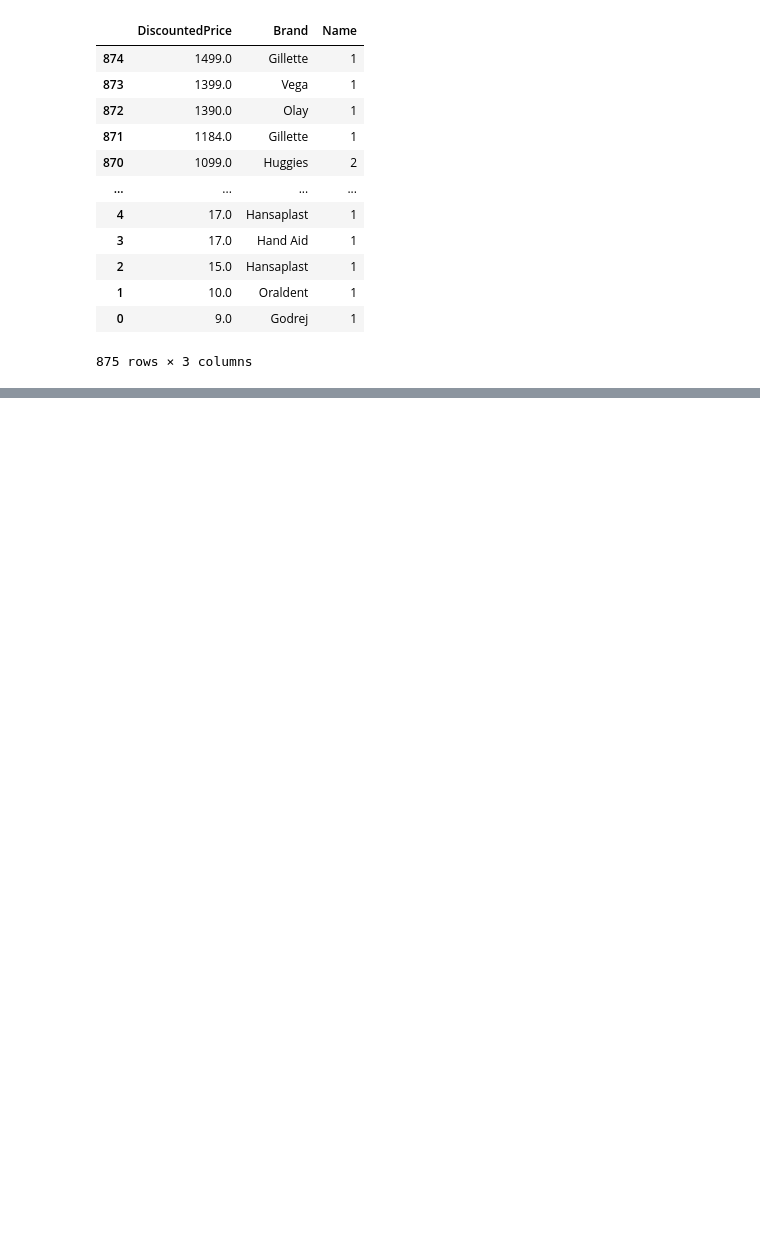
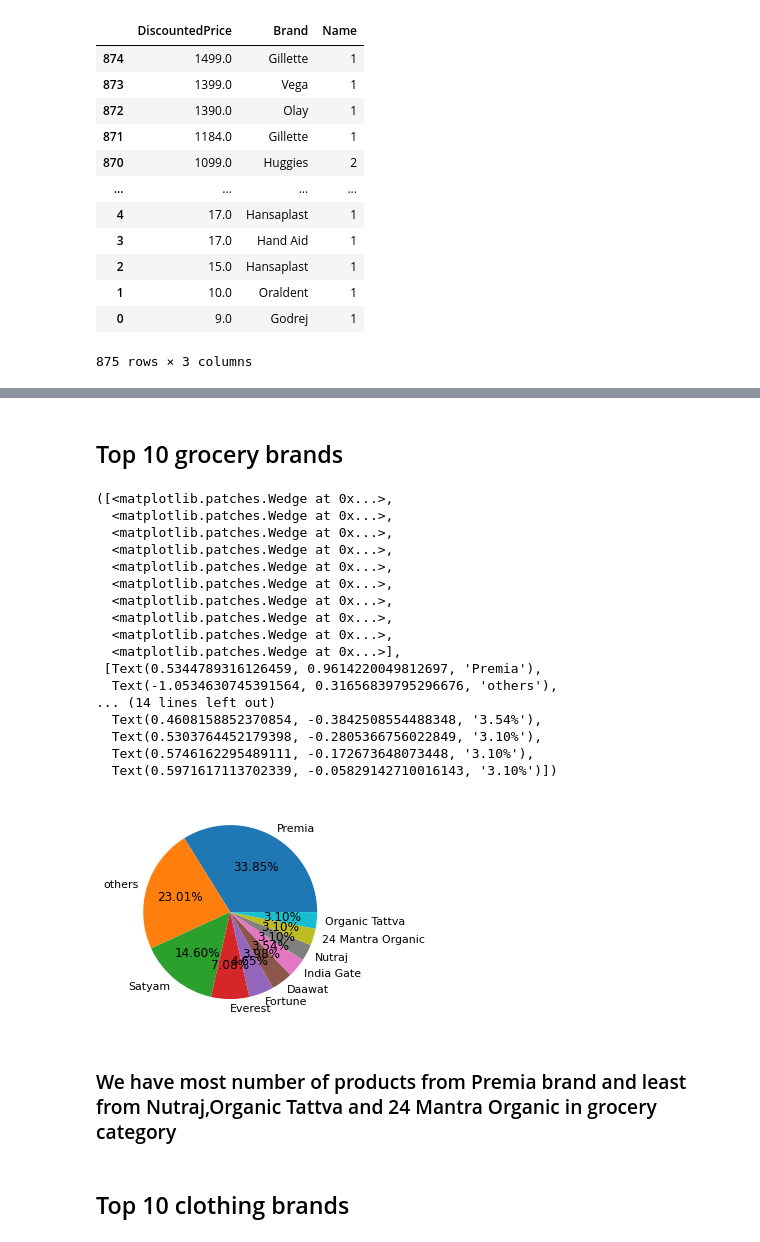
Before and after one commit to bharath3848/Dmart-dataset, a Jupyter notebook: EDA_Project.ipynb, the cells around one changed output, grey strips where cells are left out. Cells and saved outputs as stored; diff of their text form; code cells hidden in the pictures; blank space fills up the shorter version.

```diff
--- a/EDA_Project.ipynb
+++ b/EDA_Project.ipynb
@@ -613,0 +627,33 @@ df[df['Category']=='Personal Care'].groupby(['DiscountedPrice','Brand'])['Name']
+# %% [markdown]
+## Top 10 grocery brands
+# %%
+Y  = df[df['Category'] == 'Grocery']
+# %%
+V = Y['Brand'].value_counts().values
+# %%
+S = Y['Brand'].value_counts().index
+# %%
+plt.pie(V[:10],labels=S[:10],autopct='%1.2f%%')
+# %% [output]
+([<matplotlib.patches.Wedge at 0x...>,
+  <matplotlib.patches.Wedge at 0x...>,
+  <matplotlib.patches.Wedge at 0x...>,
+  <matplotlib.patches.Wedge at 0x...>,
+  <matplotlib.patches.Wedge at 0x...>,
+  <matplotlib.patches.Wedge at 0x...>,
+  <matplotlib.patches.Wedge at 0x...>,
+  <matplotlib.patches.Wedge at 0x...>,
+  <matplotlib.patches.Wedge at 0x...>,
+  <matplotlib.patches.Wedge at 0x...>],
+ [Text(0.5344789316126459, 0.9614220049812697, 'Premia'),
+  Text(-1.0534630745391564, 0.31656839795296676, 'others'),
+... (14 lines left out)
+  Text(0.4608158852370854, -0.3842508554488348, '3.54%'),
+  Text(0.5303764452179398, -0.2805366756022849, '3.10%'),
+  Text(0.5746162295489111, -0.172673648073448, '3.10%'),
+  Text(0.5971617113702339, -0.05829142710016143, '3.10%')])
+[figure, added]
+# %% [markdown]
+### We have most number of products from Premia brand and least from Nutraj,Organic Tattva and 24 Mantra Organic in grocery category
+# %% [markdown]
+## Top 10 clothing brands
```
Also changed, not shown: parts of 40 cells of this notebook.
